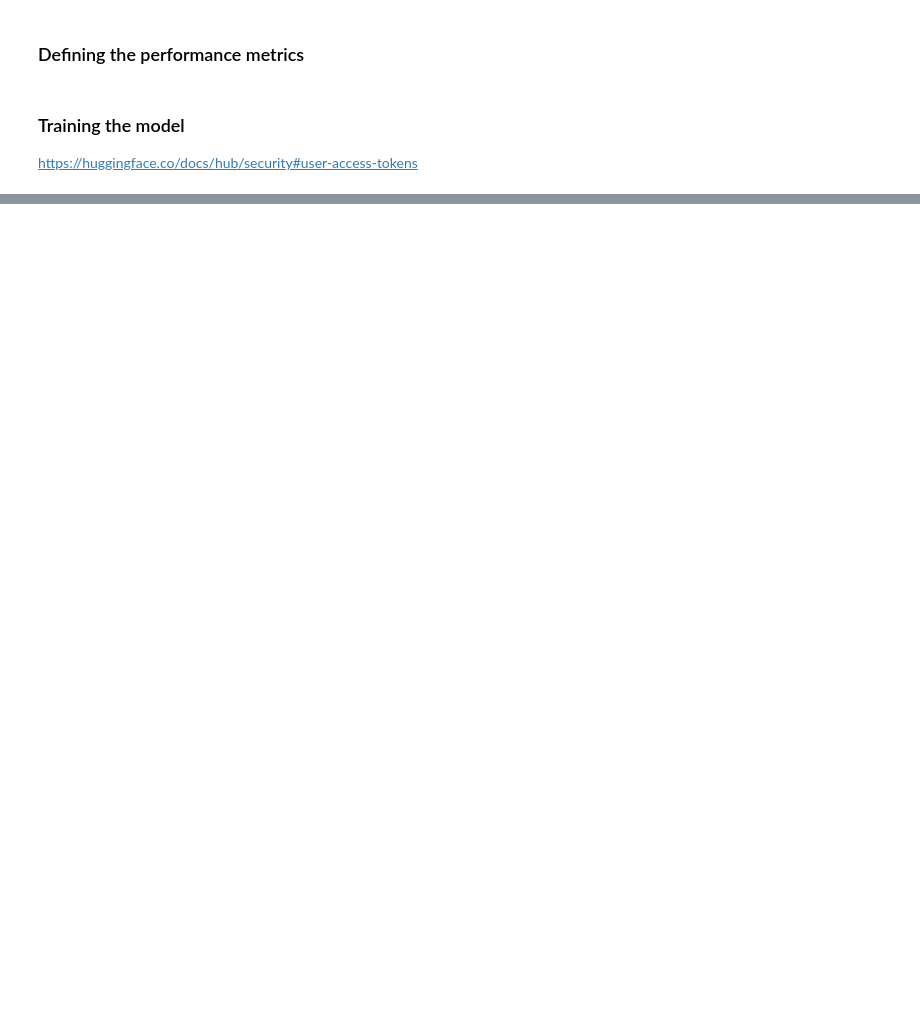
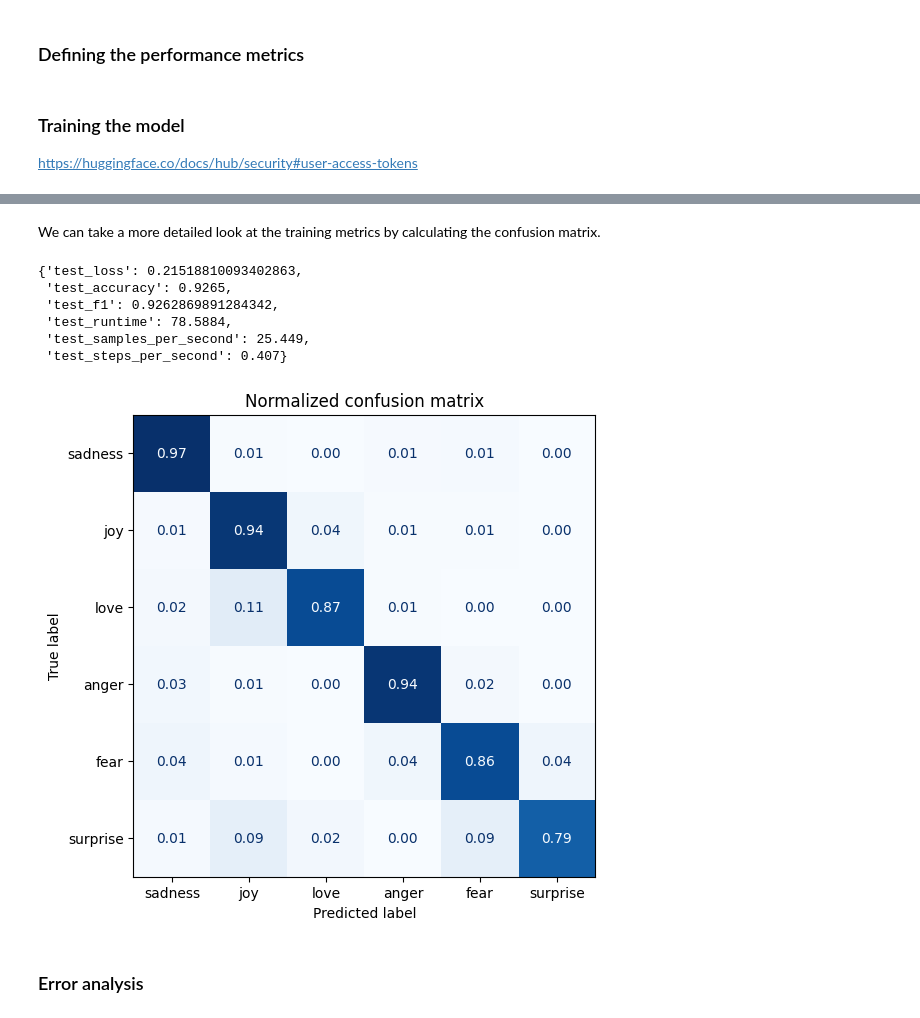
Before and after one commit to jackonedev/NLP_pre-trained_models_test-drive, a Jupyter notebook: 05_tokenization.ipynb, the cells around one changed output, grey strips where cells are left out. Saved outputs shown, nothing was run; the diff lists cells and outputs as text; code cells hidden in the pictures; blank space fills up the shorter version.

```diff
--- a/05_tokenization.ipynb
+++ b/05_tokenization.ipynb
@@ -313,0 +328,20 @@ KeyboardInterrupt:
+# %% [markdown]
+We can take a more detailed look at the training metrics by calculating the confusion
+matrix.
+# %%
+preds_output = trainer.predict(emotions_encoded["validation"])
+preds_output.metrics
+# %% [output]
+{'test_loss': 0.21518810093402863,
+ 'test_accuracy': 0.9265,
+ 'test_f1': 0.9262869891284342,
+ 'test_runtime': 78.5884,
+ 'test_samples_per_second': 25.449,
+ 'test_steps_per_second': 0.407}
+# %%
+y_preds = np.argmax(preds_output.predictions, axis=1)
+plot_confusion_matrix(y_preds, y_valid, labels)
+# %% [output]
+[figure, added]
+# %% [markdown]
+### Error analysis
```
Also changed, not shown: parts of 18 cells of this notebook.
